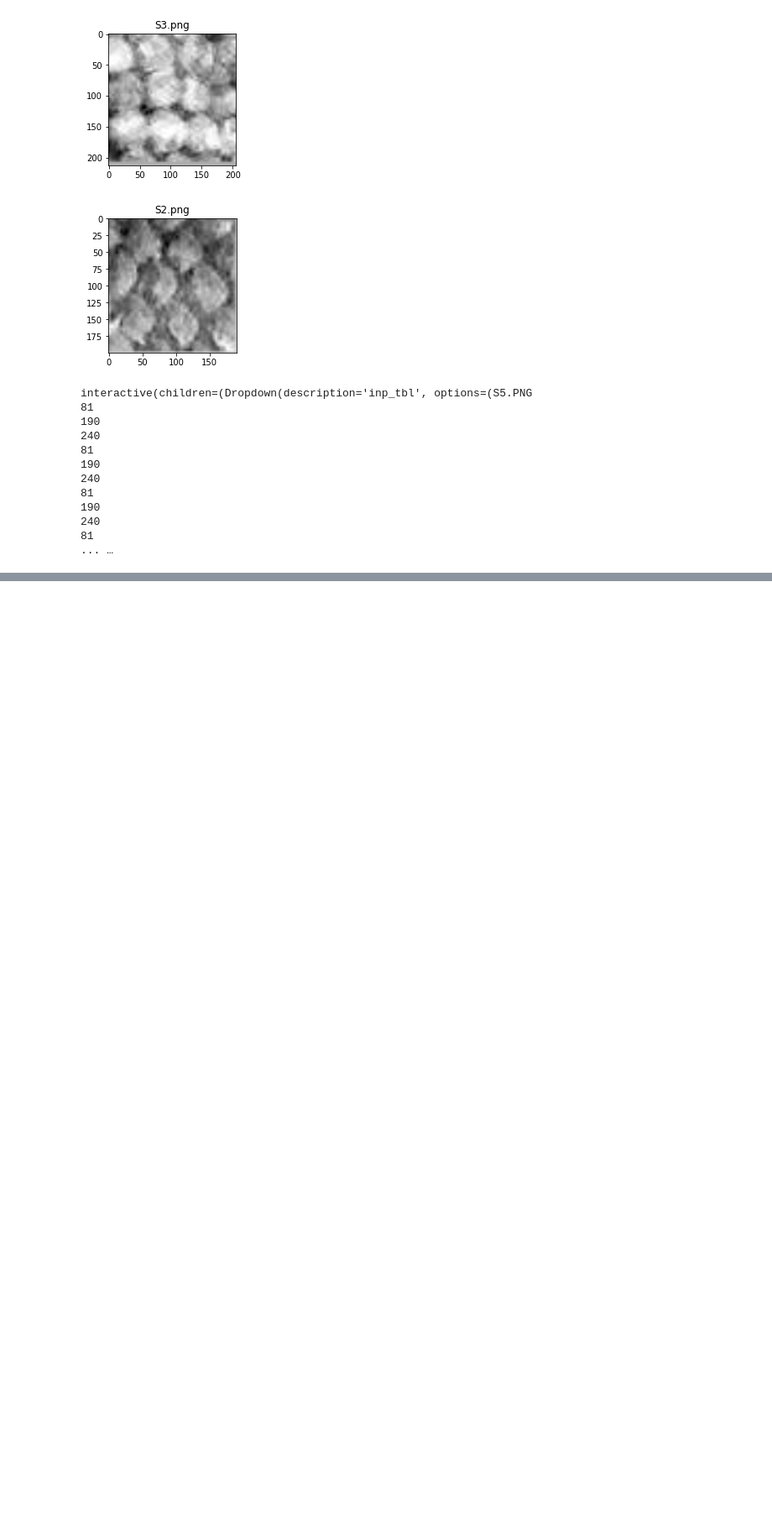
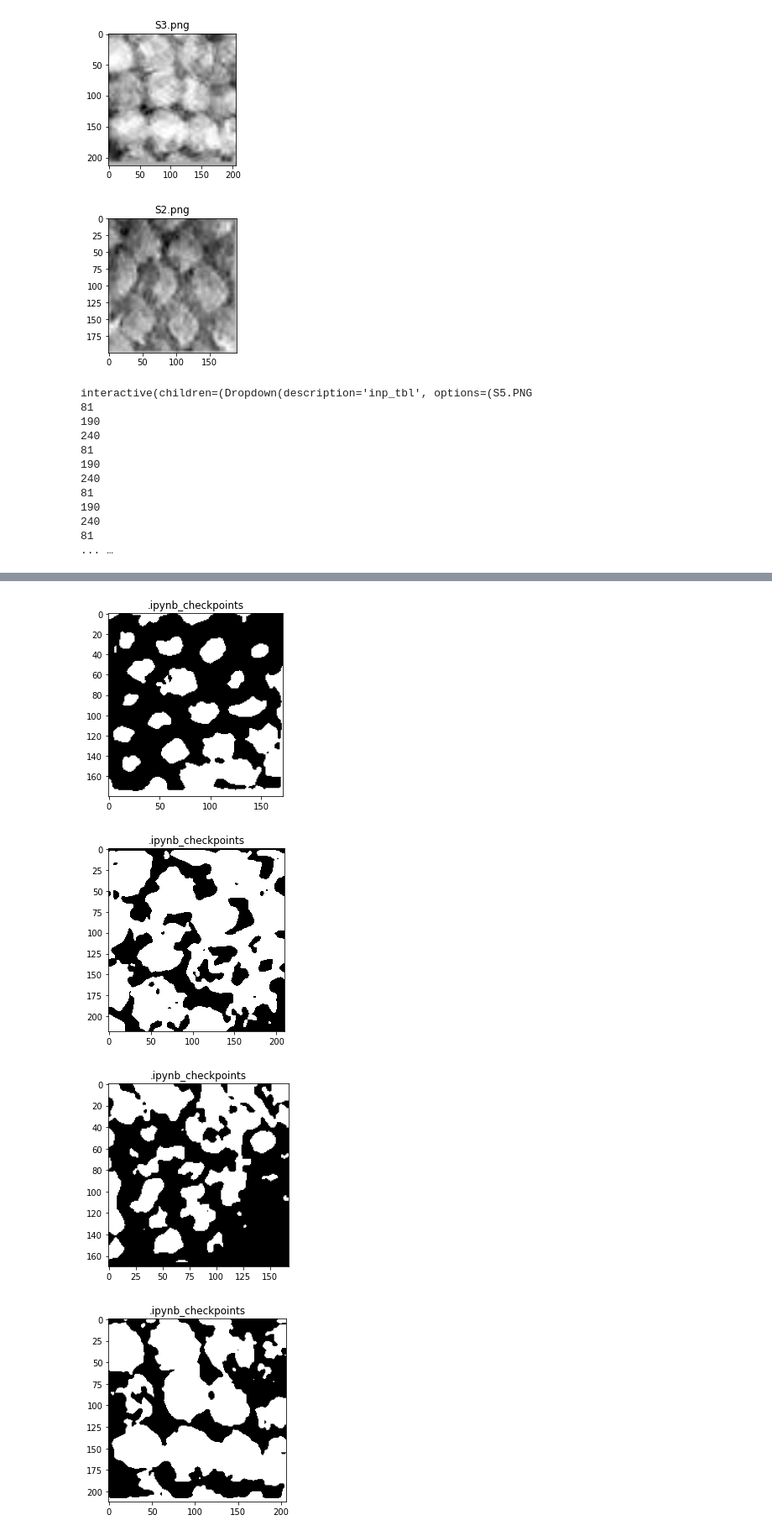
Before and after one commit to tanyasarkinjain/Anoles-group, a Jupyter notebook: Histogram-Generator.ipynb, the cells around one changed output, grey strips where cells are left out. Shown at 84% size. Saved outputs shown, nothing was run; the diff lists cells and outputs as text; code cells hidden in the pictures; blank space fills up the shorter version.

```diff
--- a/Histogram-Generator.ipynb
+++ b/Histogram-Generator.ipynb
@@ -58,6 +65,7 @@ for img in directory:
         img = cv2.imread(dirname + "" + img_name)
         gray = cv2.cvtColor(img, cv2.COLOR_BGR2GRAY)
 
+
         plt.subplot(1, 2, 1), plt.imshow(gray, 'gray')
         plt.title(img_name)
         plt.show()
@@ -66,7 +74,7 @@ for img in directory:
 
         tbl = Table().with_column(img_name, pixel_data(img))
         hist_lst.append(tbl)
-        lst2.append(gray)
+        img_lst.append(gray)
 
 _ = widgets.interact(histogram_display, inp_tbl=list(hist_lst))
 
@@ -102,0 +102,14 @@ for tbl in lst:
+# %%
+
+for img in img_lst:
+    title = img_name
+    blur = cv2.GaussianBlur(img,(5,5),0)
+    ret, thresh = cv2.threshold(blur,175 , 255, cv2.THRESH_BINARY+cv2.THRESH_OTSU) #adjust second parameter for different results
+    plt.imshow(thresh, 'gray')
+    plt.title(title)
+    plt.show()
+# %% [output]
+[figure, added]
+[figure, added]
+[figure, added]
+[figure, added]
```
Also changed, not shown: parts of 7 cells of this notebook.
